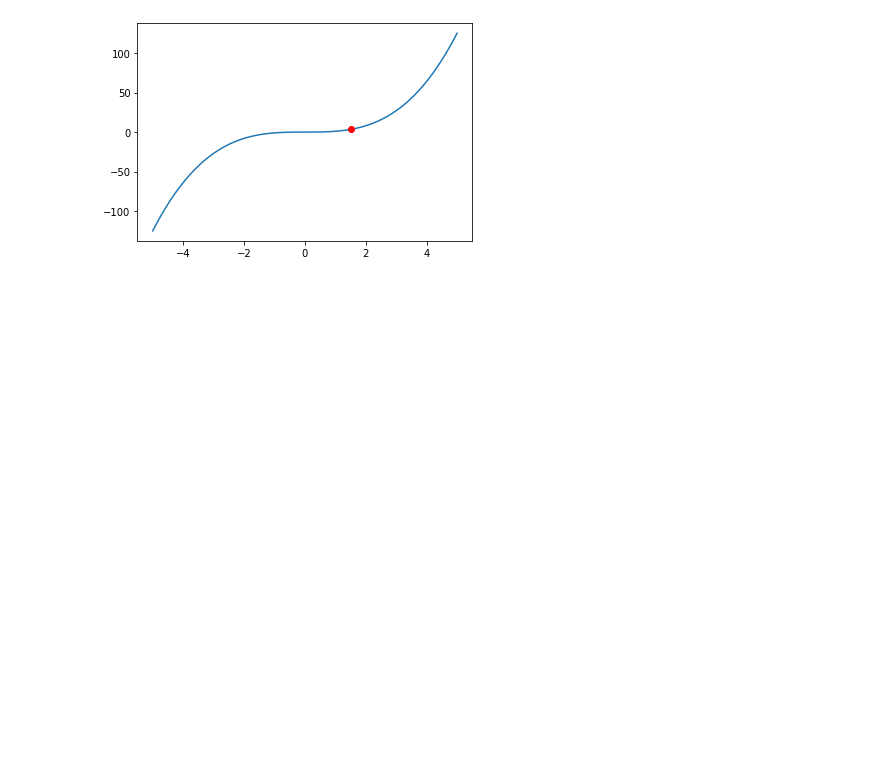
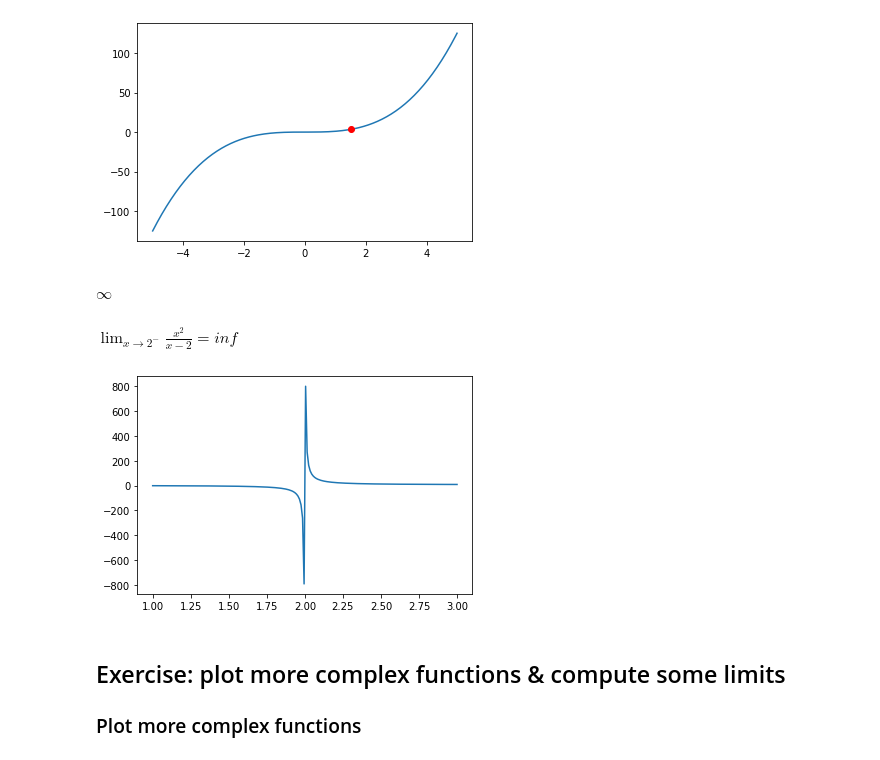
Before and after one commit to sjrusso8/calculus-refresher, a Jupyter notebook: calculus/limits_piecewise_function.ipynb, the cells around one changed output. Drawn from its saved outputs; the diff is of its cells as text; code cells hidden in the pictures; blank space fills up the shorter version.

Commit message:
finished limits and piecewise

```diff
--- a/calculus/limits_piecewise_function.ipynb
+++ b/calculus/limits_piecewise_function.ipynb
@@ -38,3 +37,31 @@ plt.plot(lim_pnt,lim, 'ro')
 plt.show()
 # %% [output]
 [figure]
+# %%
+# Define a function
+fx = (x ** 2)/(x-2)
+
+# make the function a lambda
+fxx = sym.lambdify(x,fx)
+
+# showing that the function goes to infinit cause of the (x-2) in the function above
+lim_pnt = 2
+lim = sym.limit(fx, x, lim_pnt)
+lim
+# %% [output]
+$\displaystyle \infty$
+# %%
+#  Creating a plot for that function above
+
+# create a x axis as input to the function
+xx = np.linspace(1,3, 200)
+
+plt.plot(xx, fxx(xx))
+display(Math('\\lim_{x\\to %g^-} %s = %g' %(lim_pnt,sym.latex(fx),lim)))
+# %% [output]
+$\displaystyle \lim_{x\to 2^-} \frac{x^{2}}{x - 2} = inf$
+[figure, added]
+# %% [markdown]
+## Exercise: plot more complex functions & compute some limits
+
+### Plot more complex functions
```
Also changed, not shown: parts of 12 cells of this notebook.
